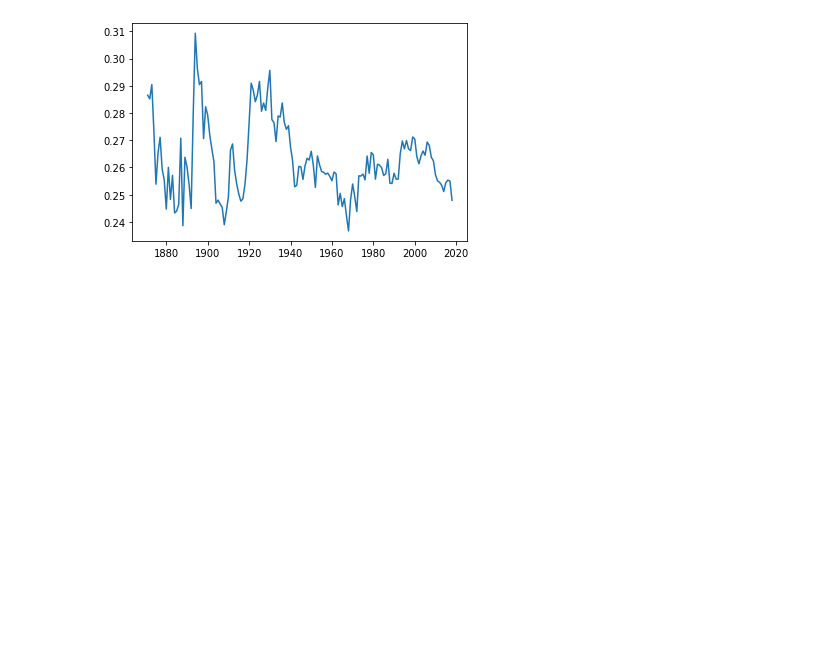
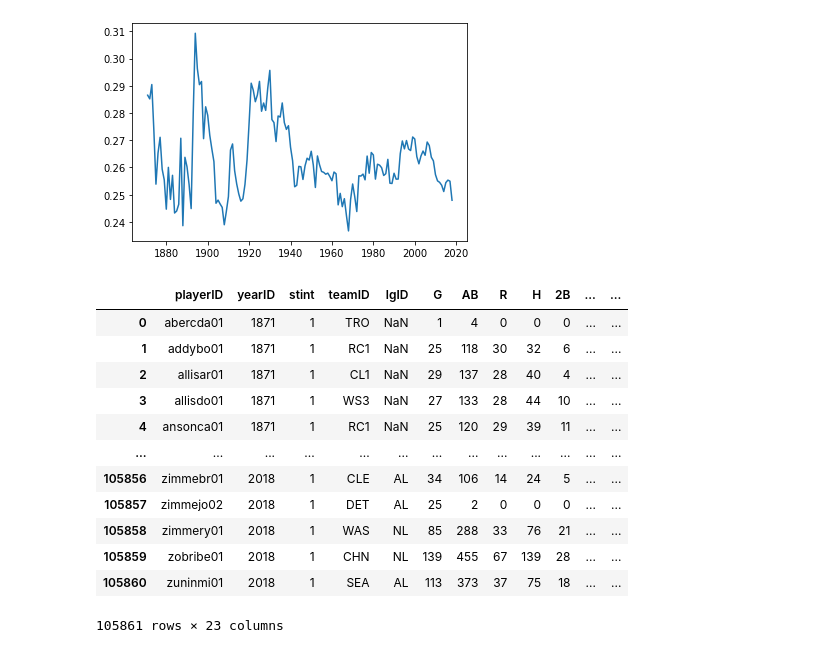
Before and after one commit to diegoleonardoro/mlb_analysis-, a Jupyter notebook: mendoza_line_comparisons.ipynb, the cells around one changed output. Saved outputs shown, nothing was run; the diff lists cells and outputs as text; code cells hidden in the pictures; blank space fills up the shorter version.

Commit message:
data

```diff
--- a/mendoza_line_comparisons.ipynb
+++ b/mendoza_line_comparisons.ipynb
@@ -226,3 +226,19 @@ plt.plot ( np.arange (1871,2019 ),list (batting_avg_by_year.values()))
 # %% [output]
 [<matplotlib.lines.Line2D at 0x...>]
 [figure]
+# %%
+data
+# %% [output]
+|  | playerID | yearID | stint | teamID | lgID | G | AB | R | H | 2B | ... | ... |
+| 0 | abercda01 | 1871 | 1 | TRO | NaN | 1 | 4 | 0 | 0 | 0 | ... | ... |
+| 1 | addybo01 | 1871 | 1 | RC1 | NaN | 25 | 118 | 30 | 32 | 6 | ... | ... |
+| 2 | allisar01 | 1871 | 1 | CL1 | NaN | 29 | 137 | 28 | 40 | 4 | ... | ... |
+| 3 | allisdo01 | 1871 | 1 | WS3 | NaN | 27 | 133 | 28 | 44 | 10 | ... | ... |
+| 4 | ansonca01 | 1871 | 1 | RC1 | NaN | 25 | 120 | 29 | 39 | 11 | ... | ... |
+| ... | ... | ... | ... | ... | ... | ... | ... | ... | ... | ... | ... | ... |
+| 105856 | zimmebr01 | 2018 | 1 | CLE | AL | 34 | 106 | 14 | 24 | 5 | ... | ... |
+| 105857 | zimmejo02 | 2018 | 1 | DET | AL | 25 | 2 | 0 | 0 | 0 | ... | ... |
+| 105858 | zimmery01 | 2018 | 1 | WAS | NL | 85 | 288 | 33 | 76 | 21 | ... | ... |
+| 105859 | zobribe01 | 2018 | 1 | CHN | NL | 139 | 455 | 67 | 139 | 28 | ... | ... |
+| 105860 | zuninmi01 | 2018 | 1 | SEA | AL | 113 | 373 | 37 | 75 | 18 | ... | ... |
+105861 rows × 23 columns
```
Also changed, not shown: 2 other files.
